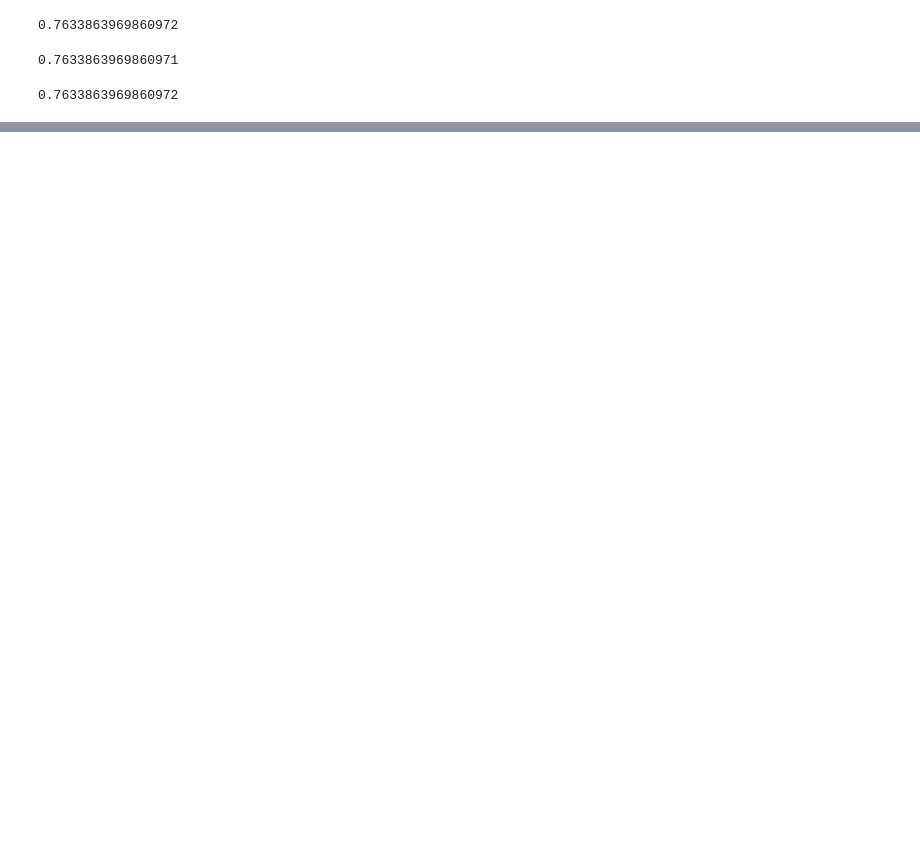
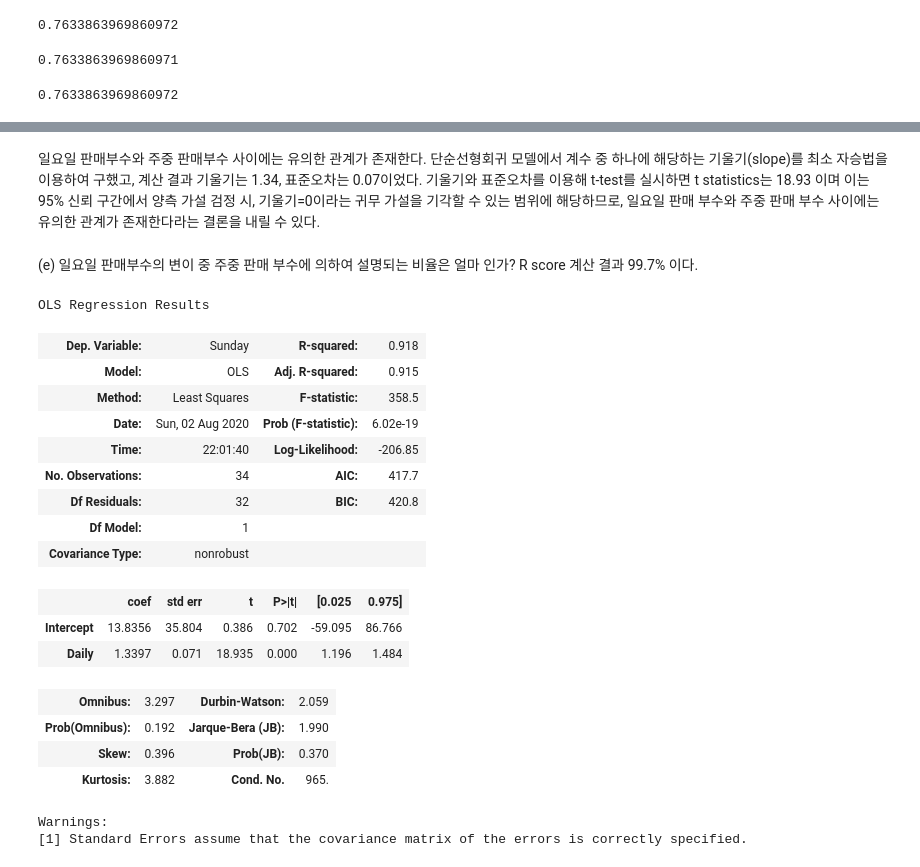
Before and after one commit to DongsuKang/RegressionAnalysisByExample, a Jupyter notebook: Chapter 2_ans.ipynb, the cells around one changed output, grey strips where cells are left out. Cells and saved outputs as stored; diff of their text form; code cells hidden in the pictures; blank space fills up the shorter version.

```diff
--- a/Chapter 2_ans.ipynb
+++ b/Chapter 2_ans.ipynb
@@ -323,0 +429,9 @@ TypeError: get_std_err_of_const() missing 1 required positional argument: 'sampl
+# %% [markdown]
+일요일 판매부수와 주중 판매부수 사이에는 유의한 관계가 존재한다.
+단순선형회귀 모델에서 계수 중 하나에 해당하는 기울기(slope)를 최소 자승법을 이용하여 구했고,
+계산 결과 기울기는 1.34, 표준오차는 0.07이었다. 기울기와 표준오차를 이용해 t-test를 실시하면
+t statistics는 18.93 이며 이는 95% 신뢰 구간에서 양측 가설 검정 시, 기울기=0이라는 귀무 가설을 기각할 수 있는 범위에 해당하므로,
+일요일 판매 부수와 주중 판매 부수 사이에는 유의한 관계가 존재한다라는 결론을 내릴 수 있다.
+# %% [markdown]
+(e) 일요일 판매부수의 변이 중 주중 판매 부수에 의하여 설명되는 비율은 얼마 인가?
+R score 계산 결과 99.7% 이다.
@@ -323,0 +440,26 @@ TypeError: get_std_err_of_const() missing 1 required positional argument: 'sampl
+# %%
+# data = pd.DataFrame(data=(husband, wife)).T
+# data.rename(columns={0:"husband", 1:"wife"}, inplace=True)
+model = smf.ols(formula = "Sunday ~ Daily", data=newspaper)
+result = model.fit()
+result.summary()
+# %% [output]
+OLS Regression Results
+| Dep. Variable: | Sunday | R-squared: | 0.918 |
+| Model: | OLS | Adj. R-squared: | 0.915 |
+| Method: | Least Squares | F-statistic: | 358.5 |
+| Date: | Sun, 02 Aug 2020 | Prob (F-statistic): | 6.02e-19 |
+| Time: | 22:01:40 | Log-Likelihood: | -206.85 |
+| No. Observations: | 34 | AIC: | 417.7 |
+| Df Residuals: | 32 | BIC: | 420.8 |
+| Df Model: | 1 |  |  |
+| Covariance Type: | nonrobust |  |  |
+|  | coef | std err | t | P>|t| | [0.025 | 0.975] |
+| Intercept | 13.8356 | 35.804 | 0.386 | 0.702 | -59.095 | 86.766 |
+| Daily | 1.3397 | 0.071 | 18.935 | 0.000 | 1.196 | 1.484 |
+| Omnibus: | 3.297 | Durbin-Watson: | 2.059 |
+| Prob(Omnibus): | 0.192 | Jarque-Bera (JB): | 1.990 |
+| Skew: | 0.396 | Prob(JB): | 0.370 |
+| Kurtosis: | 3.882 | Cond. No. | 965. |
+Warnings:
+[1] Standard Errors assume that the covariance matrix of the errors is correctly specified.
```
Also changed, not shown: parts of 41 cells of this notebook, 3 other files.
